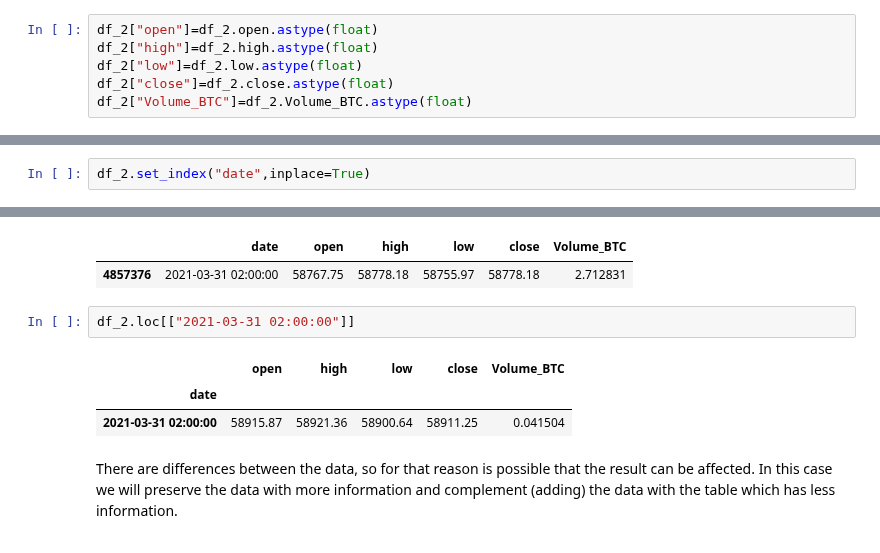
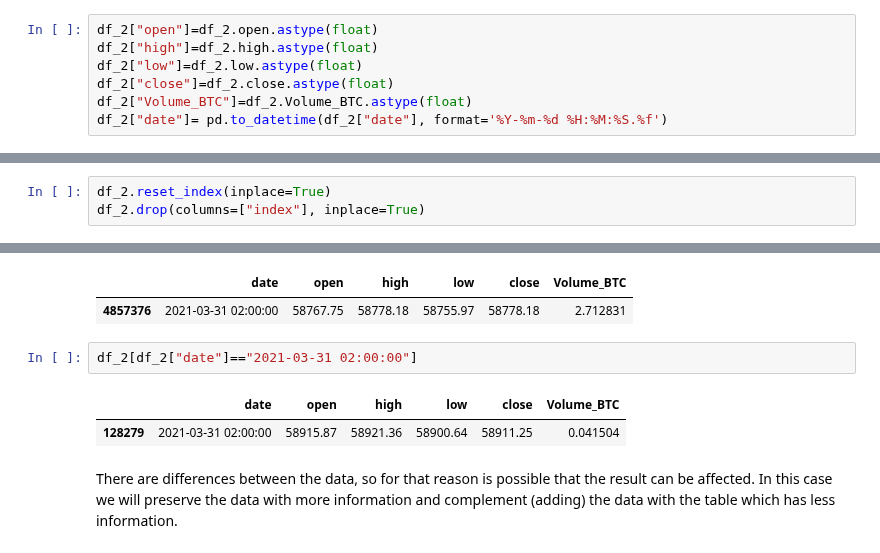
Before and after one commit to timjab92/cryptotrading-indicator, a Jupyter notebook: notebooks/Data_Colecting_Cleaning.ipynb, the cells around one changed output, grey strips where cells are left out. Drawn from its saved outputs; the diff is of its cells as text.

```diff
--- a/notebooks/Data_Colecting_Cleaning.ipynb
+++ b/notebooks/Data_Colecting_Cleaning.ipynb
@@ -61,6 +63,7 @@ df_2["high"]=df_2.high.astype(float)
 df_2["low"]=df_2.low.astype(float)
 df_2["close"]=df_2.close.astype(float)
 df_2["Volume_BTC"]=df_2.Volume_BTC.astype(float)
+df_2["date"]= pd.to_datetime(df_2["date"], format='%Y-%m-%d %H:%M:%S.%f')
 # %%
 df_2.dtypes
 # %% [output]
@@ -74,8 +77,9 @@ Volume_BTC    float64
 dtype: object
 # %%
 df_2=df_2.iloc[::-1]
-# %%
-df_2.set_index("date",inplace=True)
+# %%
+df_2.reset_index(inplace=True)
+df_2.drop(columns=["index"], inplace=True)
 # %%
 df_2
 # %% [output]
@@ -150,11 +155,10 @@ df_1.loc[[4857376]]
 |  | date | open | high | low | close | Volume_BTC |
 | 4857376 | 2021-03-31 02:00:00 | 58767.75 | 58778.18 | 58755.97 | 58778.18 | 2.712831 |
 # %%
-df_2.loc[["2021-03-31 02:00:00"]]
+df_2[df_2["date"]=="2021-03-31 02:00:00"]
 # %% [output]
-|  | open | high | low | close | Volume_BTC |
-| date |  |  |  |  |  |
-| 2021-03-31 02:00:00 | 58915.87 | 58921.36 | 58900.64 | 58911.25 | 0.041504 |
+|  | date | open | high | low | close | Volume_BTC |
+| 128279 | 2021-03-31 02:00:00 | 58915.87 | 58921.36 | 58900.64 | 58911.25 | 0.041504 |
 # %% [markdown]
 There are differences between the data, so for that reason is possible that the result can be affected.
 In this case we will preserve the data with more information and complement (adding) the data with the table which has less  information.
```
Also changed, not shown: parts of 45 cells of this notebook.
